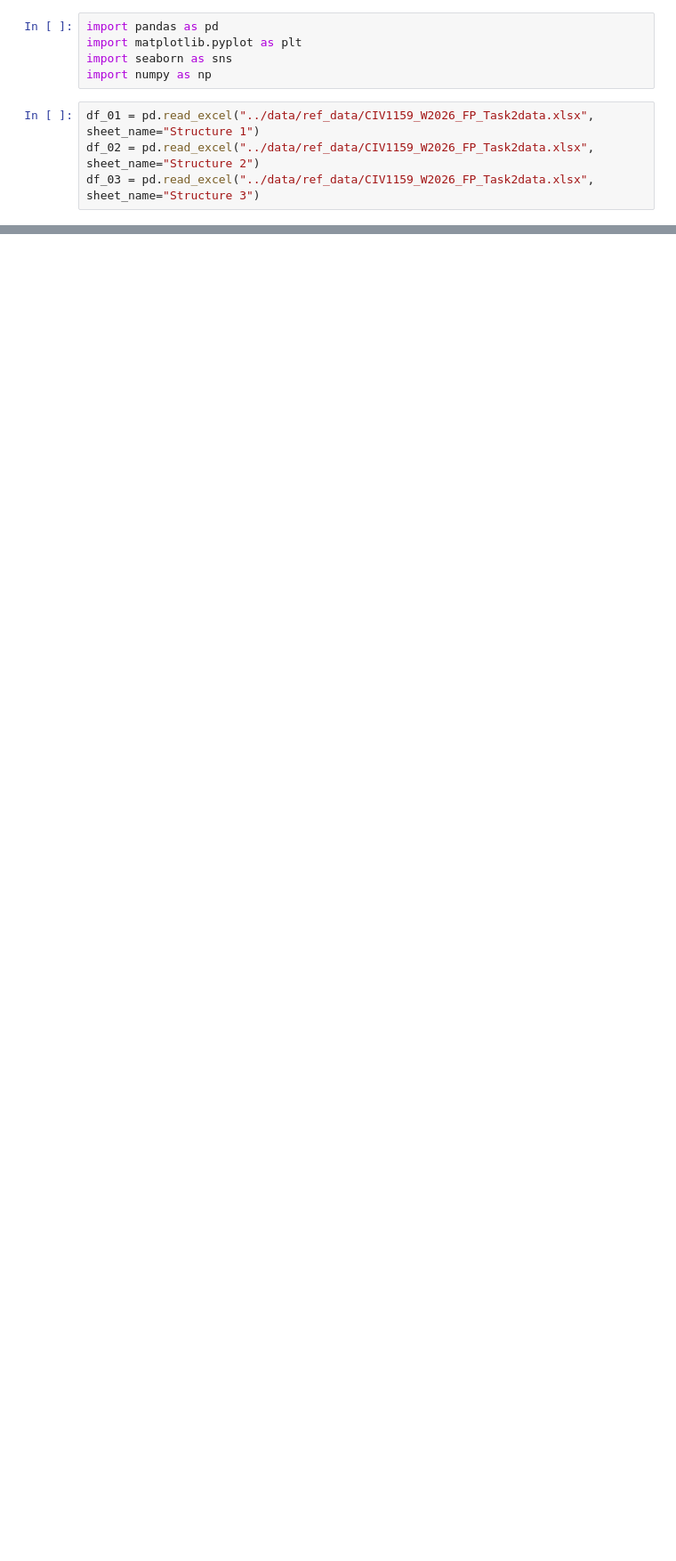
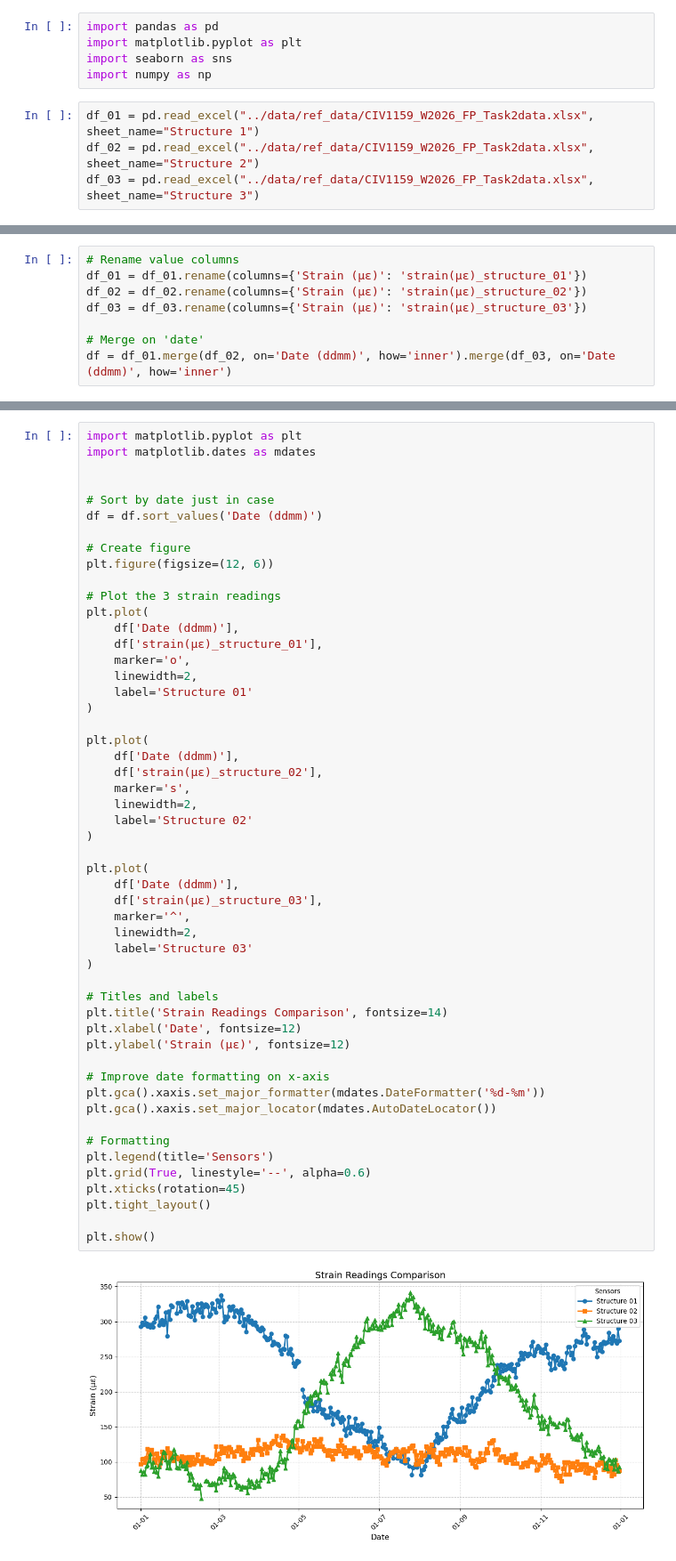
Before and after one commit to jcpeinado/SHMP_Bridge_Monitoring, a Jupyter notebook: notebooks/02_data_analysis.ipynb, the cells around one changed output, grey strips where cells are left out. Shown at 89% size. Saved outputs shown, nothing was run; the diff lists cells and outputs as text; blank space fills up the shorter version.

```diff
--- a/notebooks/02_data_analysis.ipynb
+++ b/notebooks/02_data_analysis.ipynb
@@ -59,0 +73,8 @@ df_03.head()
+# %%
+# Rename value columns
+df_01 = df_01.rename(columns={'Strain (με)': 'strain(με)_structure_01'})
+df_02 = df_02.rename(columns={'Strain (με)': 'strain(με)_structure_02'})
+df_03 = df_03.rename(columns={'Strain (με)': 'strain(με)_structure_03'})
+
+# Merge on 'date'
+df = df_01.merge(df_02, on='Date (ddmm)', how='inner').merge(df_03, on='Date (ddmm)', how='inner')
@@ -59,0 +90,54 @@ df_03.head()
+# %%
+import matplotlib.pyplot as plt
+import matplotlib.dates as mdates
+
+
+# Sort by date just in case
+df = df.sort_values('Date (ddmm)')
+
+# Create figure
+plt.figure(figsize=(12, 6))
+
+# Plot the 3 strain readings
+plt.plot(
+    df['Date (ddmm)'],
+    df['strain(με)_structure_01'],
+    marker='o',
+    linewidth=2,
+    label='Structure 01'
+)
+
+plt.plot(
+    df['Date (ddmm)'],
+    df['strain(με)_structure_02'],
+    marker='s',
+    linewidth=2,
+    label='Structure 02'
+)
+
+plt.plot(
+    df['Date (ddmm)'],
+    df['strain(με)_structure_03'],
+    marker='^',
+    linewidth=2,
+    label='Structure 03'
+)
+
+# Titles and labels
+plt.title('Strain Readings Comparison', fontsize=14)
+plt.xlabel('Date', fontsize=12)
+plt.ylabel('Strain (µε)', fontsize=12)
+
+# Improve date formatting on x-axis
+plt.gca().xaxis.set_major_formatter(mdates.DateFormatter('%d-%m'))
+plt.gca().xaxis.set_major_locator(mdates.AutoDateLocator())
+
+# Formatting
+plt.legend(title='Sensors')
+plt.grid(True, linestyle='--', alpha=0.6)
+plt.xticks(rotation=45)
+plt.tight_layout()
+
+plt.show()
+# %% [output]
+[figure, added]
```
Also changed, not shown: parts of 11 cells of this notebook.
